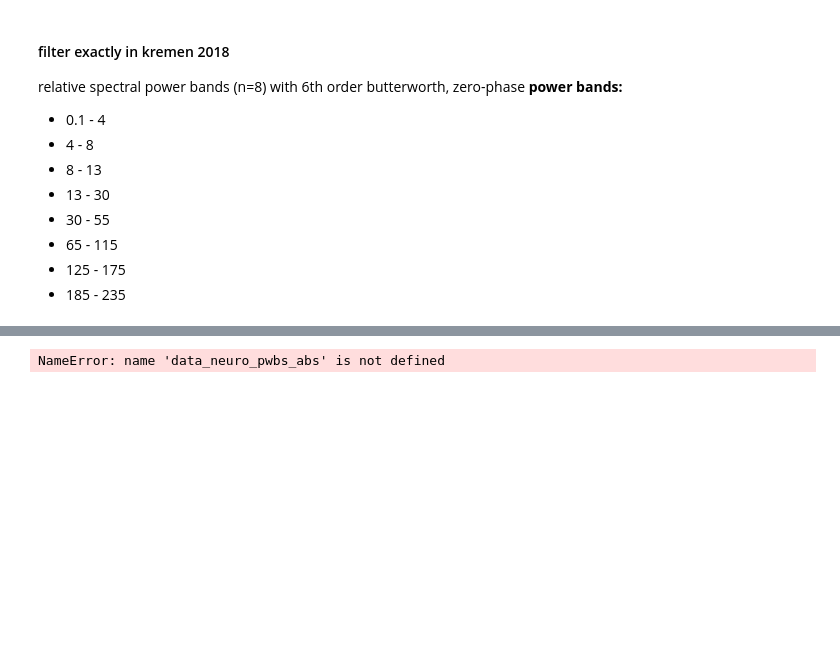
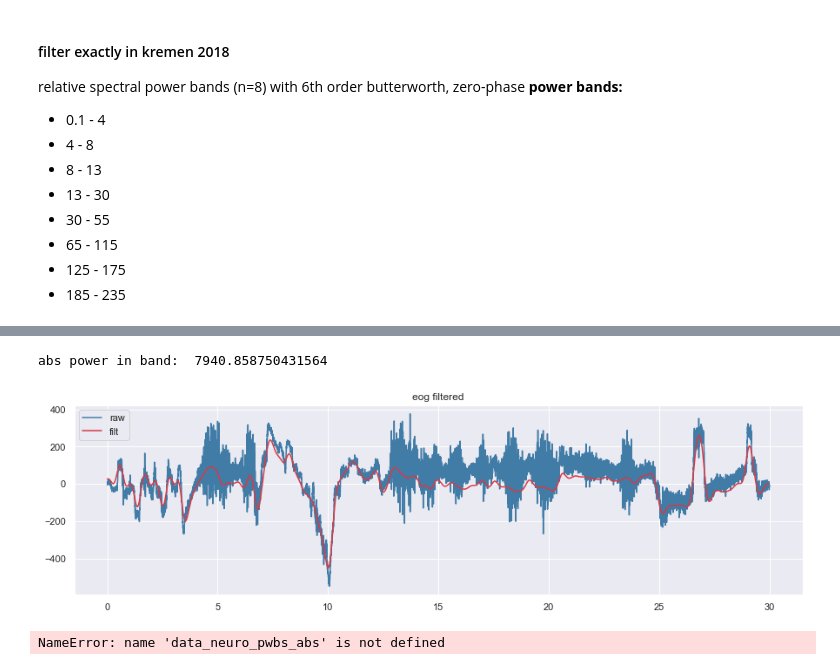
Before and after one commit to sunh20/SleepClass, a Jupyter notebook: notebooks/get_rel_pwb.ipynb, the cells around one changed output, grey strips where cells are left out. Saved outputs shown, nothing was run; the diff lists cells and outputs as text; code cells hidden in the pictures; blank space fills up the shorter version.

```diff
--- a/notebooks/get_rel_pwb.ipynb
+++ b/notebooks/get_rel_pwb.ipynb
@@ -100,0 +109,17 @@ abs power in band:  226.63880839247958
+# %%
+# look at eog
+
+sig = data_eog_ep[0,:]
+sig_filt = filt.flex_filter(sig, fs, f_cut=0.1, f_cut2=2, btype='bandpass', order=6)
+
+plt.figure(figsize=[15,4])
+plt.plot(np.linspace(0,30,30*fs),sig,label='raw')
+plt.plot(np.linspace(0,30,30*fs),sig_filt,label='filt')
+plt.legend()
+plt.title('eog filtered');
+
+# power = mean of sqaured power
+print('abs power in band: ', str(np.square(sig_filt).mean()))
+# %% [output]
+abs power in band:  7940.858750431564
+[figure, added]
```
Also changed, not shown: parts of 11 cells of this notebook, 4 other files.
